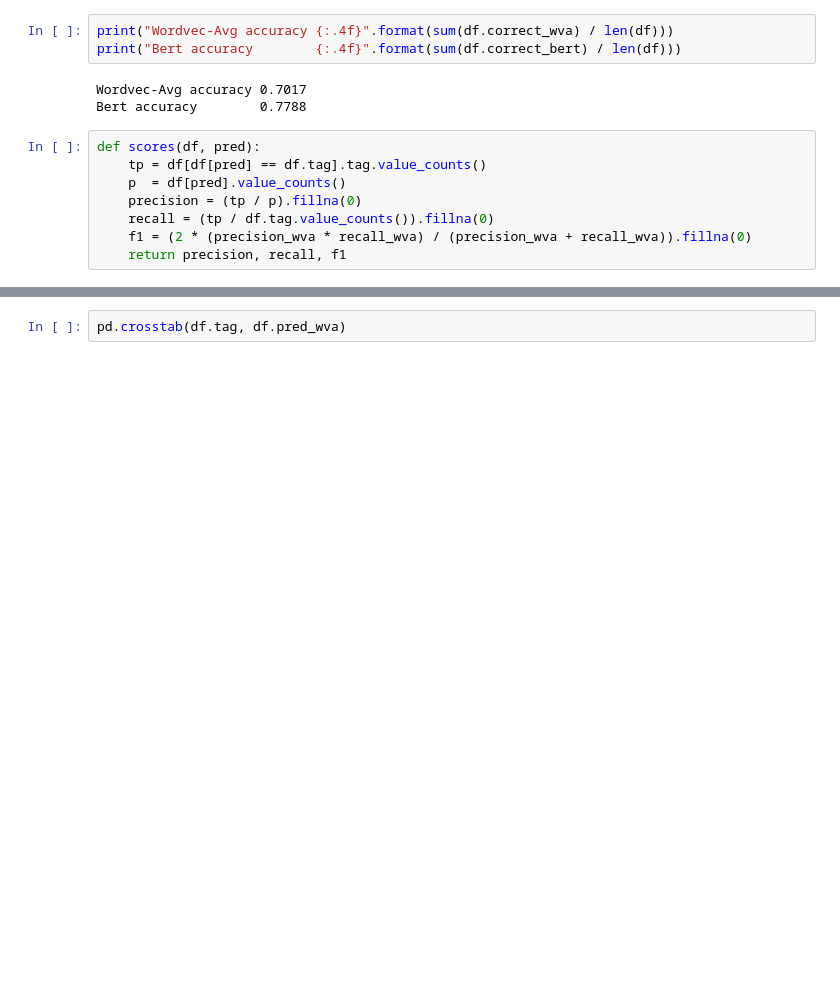
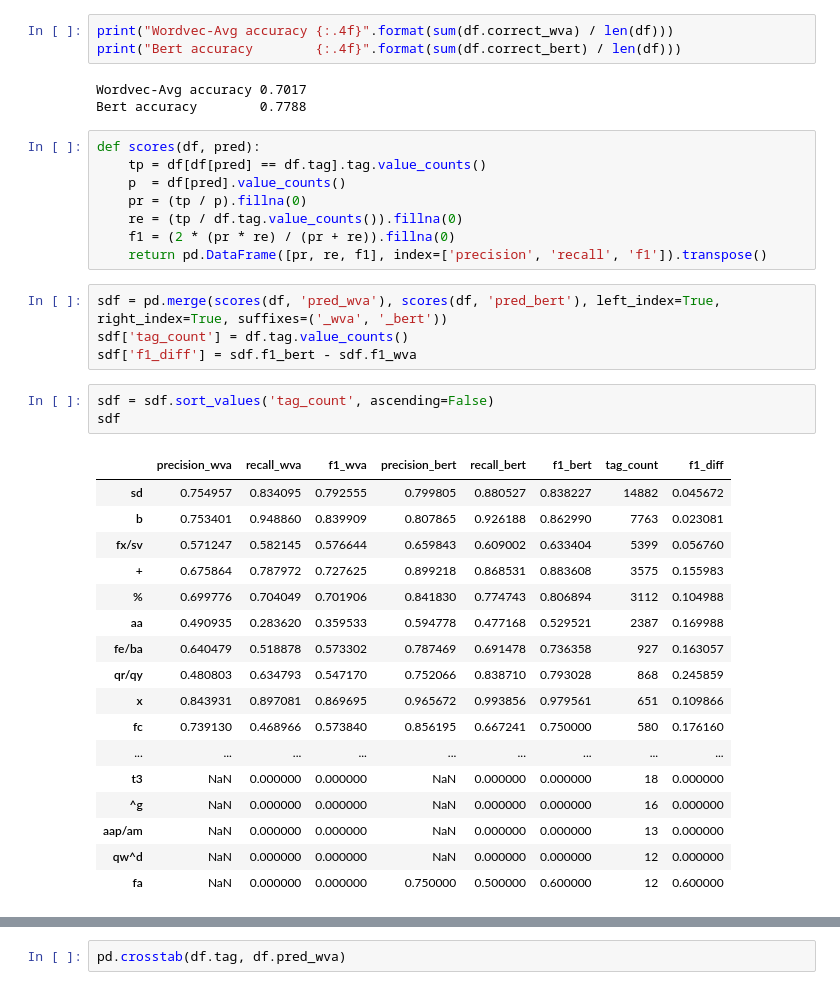
Before and after one commit to GU-CLASP/DistributionalDiscourse, a Jupyter notebook: Analysis.ipynb, the cells around one changed output, grey strips where cells are left out. Cells and saved outputs as stored; diff of their text form; blank space fills up the shorter version.

```diff
--- a/Analysis.ipynb
+++ b/Analysis.ipynb
@@ -39,7 +39,32 @@ Bert accuracy        0.7788
 def scores(df, pred):
     tp = df[df[pred] == df.tag].tag.value_counts()
     p  = df[pred].value_counts()
-    precision = (tp / p).fillna(0)
-    recall = (tp / df.tag.value_counts()).fillna(0)
-    f1 = (2 * (precision_wva * recall_wva) / (precision_wva + recall_wva)).fillna(0)
-    return precision, recall, f1
+    pr = (tp / p).fillna(0)
+    re = (tp / df.tag.value_counts()).fillna(0)
+    f1 = (2 * (pr * re) / (pr + re)).fillna(0)
+    return pd.DataFrame([pr, re, f1], index=['precision', 'recall', 'f1']).transpose()
+# %%
+sdf = pd.merge(scores(df, 'pred_wva'), scores(df, 'pred_bert'), left_index=True, right_index=True, suffixes=('_wva', '_bert'))
+sdf['tag_count'] = df.tag.value_counts()
+sdf['f1_diff'] = sdf.f1_bert - sdf.f1_wva
+# %%
+sdf = sdf.sort_values('tag_count', ascending=False)
+sdf
+# %% [output]
+|  | precision_wva | recall_wva | f1_wva | precision_bert | recall_bert | f1_bert | tag_count | f1_diff |
+| sd | 0.754957 | 0.834095 | 0.792555 | 0.799805 | 0.880527 | 0.838227 | 14882 | 0.045672 |
+| b | 0.753401 | 0.948860 | 0.839909 | 0.807865 | 0.926188 | 0.862990 | 7763 | 0.023081 |
+| fx/sv | 0.571247 | 0.582145 | 0.576644 | 0.659843 | 0.609002 | 0.633404 | 5399 | 0.056760 |
+| + | 0.675864 | 0.787972 | 0.727625 | 0.899218 | 0.868531 | 0.883608 | 3575 | 0.155983 |
+| % | 0.699776 | 0.704049 | 0.701906 | 0.841830 | 0.774743 | 0.806894 | 3112 | 0.104988 |
+| aa | 0.490935 | 0.283620 | 0.359533 | 0.594778 | 0.477168 | 0.529521 | 2387 | 0.169988 |
+| fe/ba | 0.640479 | 0.518878 | 0.573302 | 0.787469 | 0.691478 | 0.736358 | 927 | 0.163057 |
+| qr/qy | 0.480803 | 0.634793 | 0.547170 | 0.752066 | 0.838710 | 0.793028 | 868 | 0.245859 |
+| x | 0.843931 | 0.897081 | 0.869695 | 0.965672 | 0.993856 | 0.979561 | 651 | 0.109866 |
+| fc | 0.739130 | 0.468966 | 0.573840 | 0.856195 | 0.667241 | 0.750000 | 580 | 0.176160 |
+| ... | ... | ... | ... | ... | ... | ... | ... | ... |
+| t3 | NaN | 0.000000 | 0.000000 | NaN | 0.000000 | 0.000000 | 18 | 0.000000 |
+| ^g | NaN | 0.000000 | 0.000000 | NaN | 0.000000 | 0.000000 | 16 | 0.000000 |
+| aap/am | NaN | 0.000000 | 0.000000 | NaN | 0.000000 | 0.000000 | 13 | 0.000000 |
+| qw^d | NaN | 0.000000 | 0.000000 | NaN | 0.000000 | 0.000000 | 12 | 0.000000 |
+| fa | NaN | 0.000000 | 0.000000 | 0.750000 | 0.500000 | 0.600000 | 12 | 0.600000 |
```
Also changed, not shown: parts of 2 cells of this notebook.
